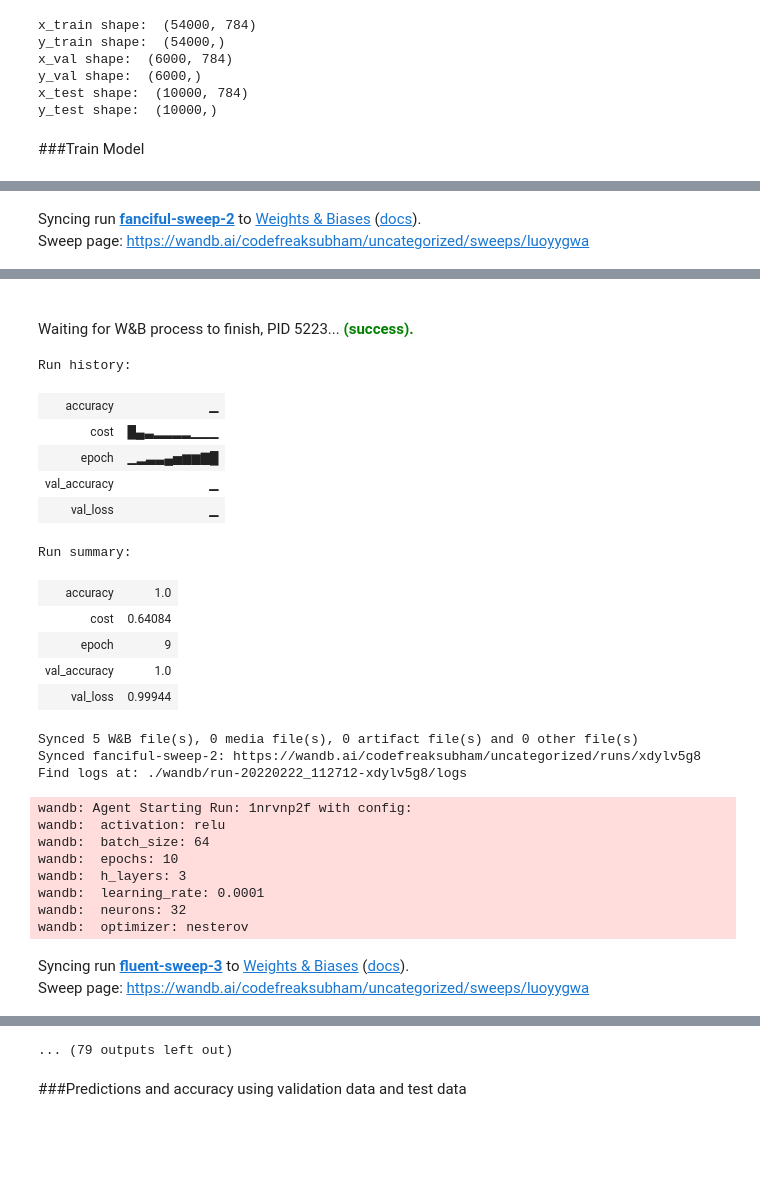
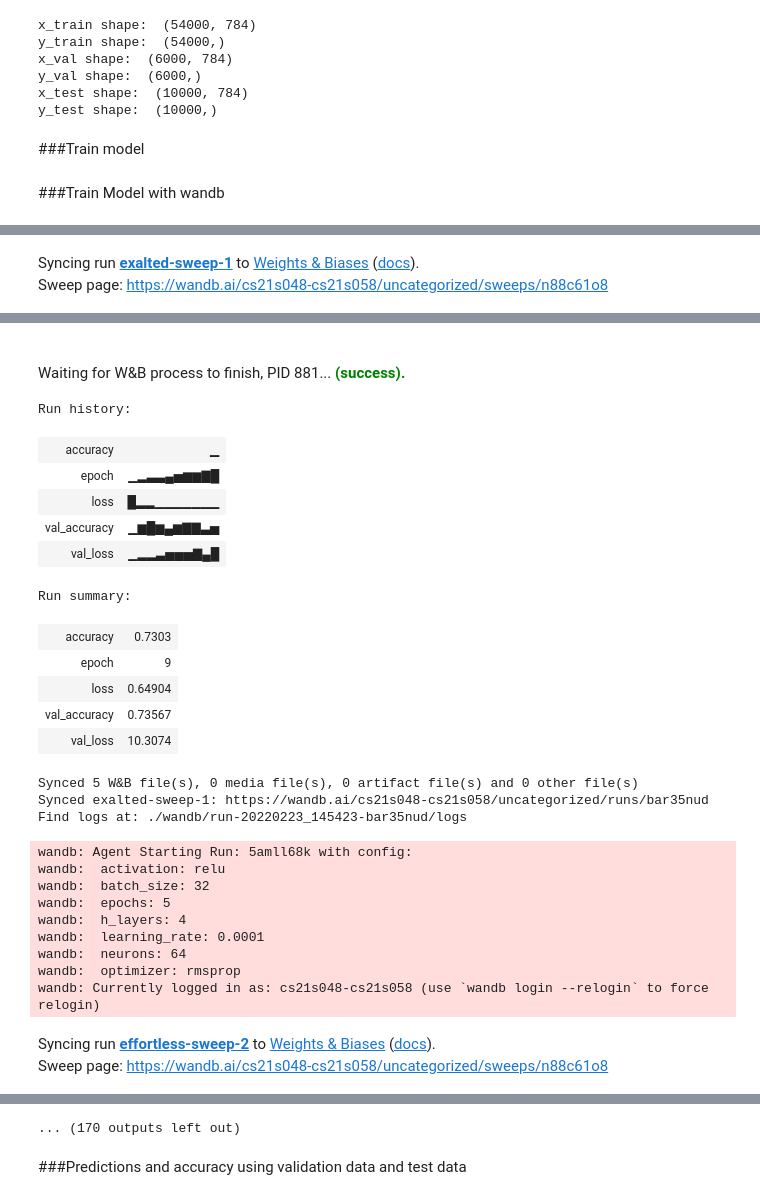
Before and after one commit to AjaxTheII/AjaxTheII-CS6910Assignment1FeedForwardNeuralNetworks, a Jupyter notebook: Feed_Forward_Neural_Networks.ipynb, the cells around one changed output, grey strips where cells are left out. Saved outputs shown, nothing was run; the diff lists cells and outputs as text; code cells hidden in the pictures; blank space fills up the shorter version.

Commit message:
wandb.ai Integration

```diff
--- a/Feed_Forward_Neural_Networks.ipynb
+++ b/Feed_Forward_Neural_Networks.ipynb
@@ -559,20 +666,20 @@ def nadam(epochs, layers, learning_rate, x_train, y_train, batch_size):
 # %% [markdown]
 ###Optimizer
 # %%
-def optimizer(layers, optimizer, epochs, learning_rate, x_train, y_train, batch_size):
+def optimizor(layers, optimizer, epochs, learning_rate, x_train, y_train, x_val, y_val, batch_size):
 
   if optimizer == "sgd":
-    return sgd(epochs, layers, learning_rate, x_train, y_train, batch_size)
+    return sgd(epochs, layers, learning_rate, x_train, y_train, x_val, y_val, batch_size)
   elif optimizer == "mgd":
-    return mgd(epochs, layers, learning_rate, x_train, y_train, batch_size)
+    return mgd(epochs, layers, learning_rate, x_train, y_train, x_val, y_val, batch_size)
   elif optimizer == "nesterov":
-    return nesterov(epochs, layers, learning_rate, x_train, y_train, batch_size)
+    return nesterov(epochs, layers, learning_rate, x_train, y_train, x_val, y_val, batch_size)
   elif optimizer == "rmsprop":
-    return rmsprop(epochs, layers, learning_rate, x_train, y_train, batch_size)
+    return rmsprop(epochs, layers, learning_rate, x_train, y_train, x_val, y_val, batch_size)
   elif optimizer == "adam":
-    return adam(epochs, layers, learning_rate, x_train, y_train, batch_size)
+    return adam(epochs, layers, learning_rate, x_train, y_train, x_val, y_val, batch_size)
   elif optimizer == "nadam":
-    return nadam(epochs, layers, learning_rate, x_train, y_train, batch_size)
+    return nadam(epochs, layers, learning_rate, x_train, y_train, x_val, y_val, batch_size)
   else:
     print("No optimization algorithm named "+optimizer+" found")
     return "Error", "Error"
@@ -585,7 +692,8 @@ def predict(input, y, layers):
 
   loss = 0
   for i in range(len(y)):
-    loss += squared_error(y, prediction[:, i].reshape(10,1), i)
+    #loss += squared_error(y, prediction[:, i].reshape(10,1), i)
+    loss += cross_entropy_loss(y, prediction[:, i].reshape(10,1), i)
 
   prediction = prediction.argmax(axis=0)
   accuracy =  np.sum(prediction == y)/y.shape[0]
@@ -639,3 +780,5 @@ x_val shape:  (6000, 784)
 y_val shape:  (6000,)
 x_test shape:  (10000, 784)
 y_test shape:  (10000,)
+# %% [markdown]
+###Train model
@@ -642,7 +801,7 @@ y_test shape:  (10000,)
 # %% [markdown]
-###Train Model
+###Train Model with wandb
 # %%
-def model_train(config=None):
+def model_train_wandb(config=None):
 
   with wandb.init(config=config):
     config=wandb.config
@@ -652,17 +811,18 @@ def model_train(config=None):
       layers.append(Layer(config.neurons, config.neurons, config.activation))
     layers.append(Layer(config.neurons, 10, 'softmax'))
 
-    costs, layers = optimizer(layers, config.optimizer, config.epochs, config.learning_rate, x_train, y_train, config.batch_size)
+    costs, layers = optimizor(layers, config.optimizer, config.epochs, config.learning_rate, x_train, y_train, x_val, y_val, config.batch_size)
 
-    output_val, accuracy_val, loss_val = predict(x_val.T, y_val, layers)
+    #output_val, accuracy_val, loss_val = predict(x_val.T, y_val, layers)
     output_test, accuracy_test, loss_test = predict(x_test.T, y_test, layers)
 
-    wandb.log({"val_accuracy": accuracy_val, "accuracy": accuracy_test, "val_loss": loss_val})
+    #wandb.log({"epoch": epoch, "loss": costs[len(costs)-1], "val_accuracy": accuracy_val, "accuracy": accuracy_test, "val_loss": loss_val})
+    wandb.log({"accuracy": accuracy_test})
 
-    print("Validation accuracy: ", accuracy_val)
-    print("Validation loss: ", loss_val)
+    #print("Validation accuracy: ", accuracy_val)
+    #print("Validation loss: ", loss_val)
     print("Test accuracy: ", accuracy_test)
     print("Test loss: ", loss_test)
 # %%
-wandb.agent(sweep_id, model_train, count=10)
+wandb.agent(sweep_id, model_train_wandb, count=20)
 # %% [output]
@@ -677,2 +838,2 @@ wandb:  optimizer: nadam
-Syncing run fanciful-sweep-2 to Weights & Biases (docs).
-Sweep page: https://wandb.ai/codefreaksubham/uncategorized/sweeps/luoyygwa
+Syncing run exalted-sweep-1 to Weights & Biases (docs).
+Sweep page: https://wandb.ai/cs21s048-cs21s058/uncategorized/sweeps/n88c61o8
@@ -693,26 +857,27 @@ Test loss:  0.9996587623597004
-Waiting for W&B process to finish, PID 5223... (success).
+Waiting for W&B process to finish, PID 881... (success).
 Run history:
 | accuracy | ▁ |
-| cost | █▄▃▂▂▂▂▁▁▁ |
 | epoch | ▁▂▃▃▄▅▆▆▇█ |
-| val_accuracy | ▁ |
-| val_loss | ▁ |
+| loss | █▂▂▁▁▁▁▁▁▁ |
+| val_accuracy | ▁▆█▆▄▆▇▇▃▅ |
+| val_loss | ▁▂▂▃▅▅▅▇▄█ |
 Run summary:
-| accuracy | 1.0 |
-| cost | 0.64084 |
+| accuracy | 0.7303 |
 | epoch | 9 |
-| val_accuracy | 1.0 |
-| val_loss | 0.99944 |
+| loss | 0.64904 |
+| val_accuracy | 0.73567 |
+| val_loss | 10.3074 |
 Synced 5 W&B file(s), 0 media file(s), 0 artifact file(s) and 0 other file(s)
-Synced fanciful-sweep-2: https://wandb.ai/codefreaksubham/uncategorized/runs/xdylv5g8
-Find logs at: ./wandb/run-20220222_112712-xdylv5g8/logs
+Synced exalted-sweep-1: https://wandb.ai/cs21s048-cs21s058/uncategorized/runs/bar35nud
+Find logs at: ./wandb/run-20220223_145423-bar35nud/logs
-wandb: Agent Starting Run: 1nrvnp2f with config:
+wandb: Agent Starting Run: 5amll68k with config:
 wandb:  activation: relu
-wandb:  batch_size: 64
-wandb:  epochs: 10
-wandb:  h_layers: 3
+wandb:  batch_size: 32
+wandb:  epochs: 5
+wandb:  h_layers: 4
 wandb:  learning_rate: 0.0001
-wandb:  neurons: 32
-wandb:  optimizer: nesterov
+wandb:  neurons: 64
+wandb:  optimizer: rmsprop
+wandb: Currently logged in as: cs21s048-cs21s058 (use `wandb login --relogin` to force relogin)
-Syncing run fluent-sweep-3 to Weights & Biases (docs).
-Sweep page: https://wandb.ai/codefreaksubham/uncategorized/sweeps/luoyygwa
+Syncing run effortless-sweep-2 to Weights & Biases (docs).
+Sweep page: https://wandb.ai/cs21s048-cs21s058/uncategorized/sweeps/n88c61o8
@@ -733 +901 @@ Test loss:  0.9997231351509841
-... (79 outputs left out)
+... (170 outputs left out)
```
Also changed, not shown: parts of 22 cells of this notebook.
